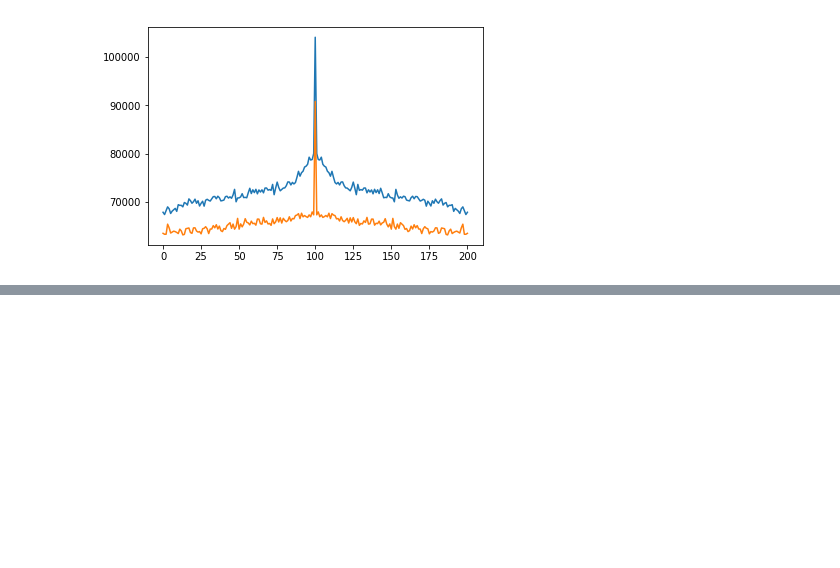
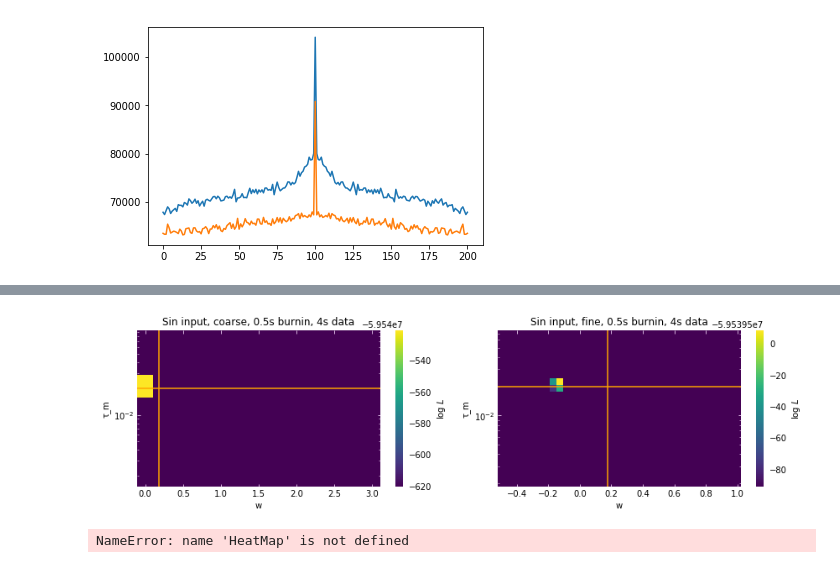
Before and after one commit to mackelab/mesoGIF, a Jupyter notebook: fsGIF2.ipynb, the cells around one changed output, grey strips where cells are left out. Saved outputs shown, nothing was run; the diff lists cells and outputs as text; code cells hidden in the pictures; blank space fills up the shorter version.

```diff
--- a/fsGIF2.ipynb
+++ b/fsGIF2.ipynb
@@ -107,0 +118,5 @@ plt.plot(core.crosscorrelation(Ahist_stat[:][:,0], Ahist_stat[:][:,0], maxlag=10
+# %%
+logLparams.input = ParameterSet("params/sin-input.params")
+logLparams.data.params.input = ParameterSet("params/sin-input.params")
+# %%
+logLparams = core._params_to_arrays(logLparams)
@@ -107,0 +138,8 @@ plt.plot(core.crosscorrelation(Ahist_stat[:][:,0], Ahist_stat[:][:,0], maxlag=10
+# %%
+# coarse
+logL[0] = HeatMap.from_raw(
+    iotools.loadraw("data/likelihood/7fbcba66a3a5dc47e76f1cb44df121ddde2c1ae8.sir")) )
+# %%
+# coarse
+logL[1] = HeatMap.from_raw(
+    iotools.loadraw("data/likelihood/c2fb9845247afb27cdfc573dd6806f23c1d5d082.sir"))
@@ -107,0 +150,24 @@ plt.plot(core.crosscorrelation(Ahist_stat[:][:,0], Ahist_stat[:][:,0], maxlag=10
+# %%
+plt.figure(figsize=(12, 3.5))
+#plt.suptitle("Sinusoïdal input, 0.5s burnin, 4s data")
+
+plt.subplot(1,2,1)
+anlz.plot(logL[0])
+plt.title("Sin input, coarse, 0.5s burnin, 4s data")
+plt.axhline(logLparams.model.params.τ_m[1], color='orange')
+plt.axvline(logLparams.model.params.w[0,0], color='orange')
+
+plt.subplot(1,2,2)
+anlz.plot(logL[1])
+plt.title("Sin input, fine, 0.5s burnin, 4s data")
+plt.axhline(logLparams.model.params.τ_m[1], color='orange')
+plt.axvline(logLparams.model.params.w[0,0], color='orange')
+plt.tight_layout()
+
+None
+# %% [output]
+[figure, added]
+# %%
+L.append(core.exploglikelihood(logL[0]))
+# %% [output]
+NameError: name 'HeatMap' is not defined
```
Also changed, not shown: parts of 8 cells of this notebook, 4 other files.
